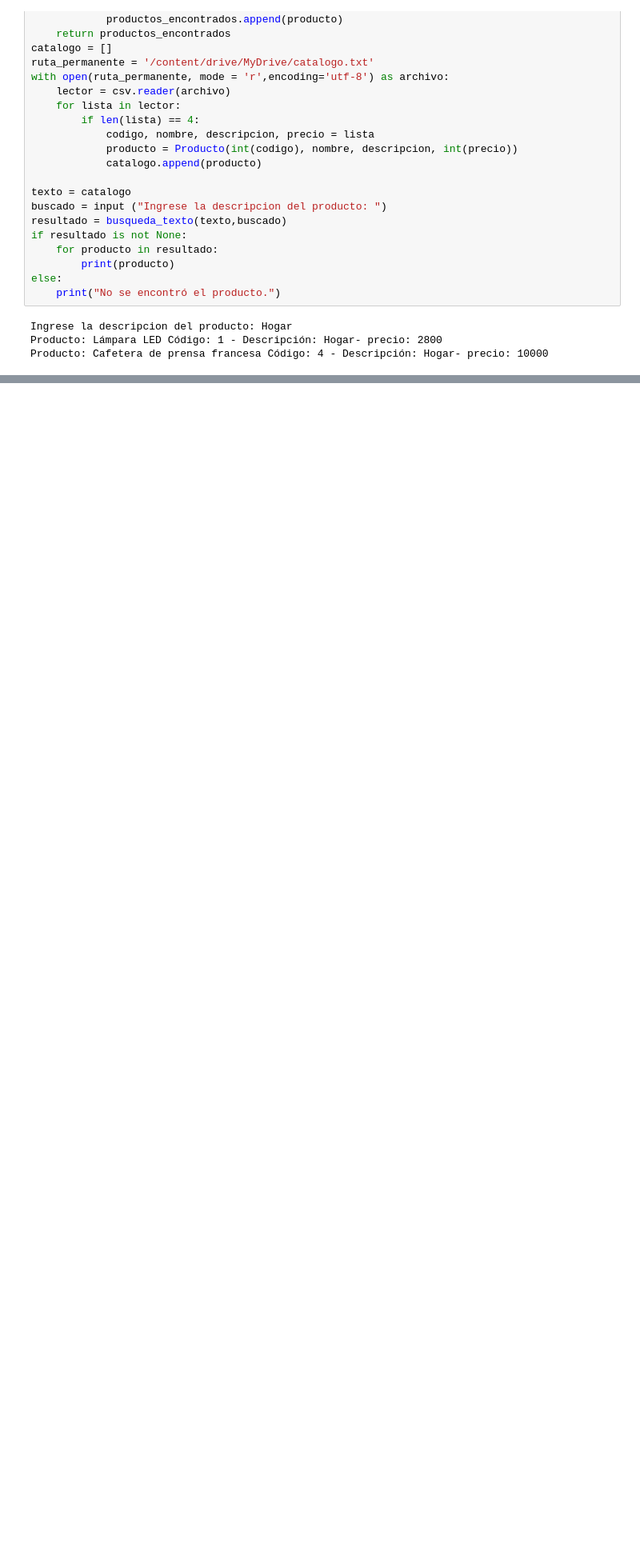
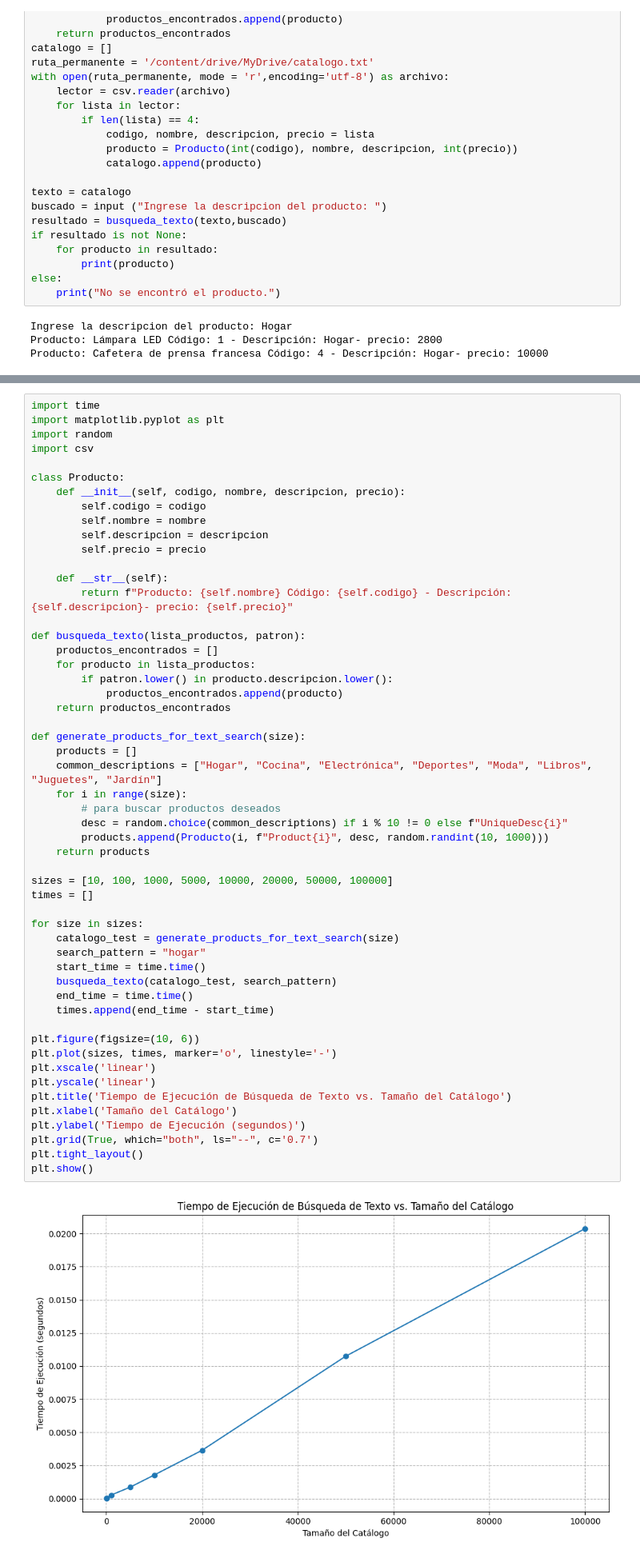
Before and after one commit to dragonhumeante07/pruebas-de-codigos, a Jupyter notebook: ejercicio_3_taller4.ipynb, the cells around one changed output, grey strips where cells are left out. Shown at 80% size. Cells and saved outputs as stored; diff of their text form; blank space fills up the shorter version.

```diff
--- a/ejercicio_3_taller4.ipynb
+++ b/ejercicio_3_taller4.ipynb
@@ -179,0 +284,55 @@ Producto: Cafetera de prensa francesa Código: 4 - Descripción: Hogar- precio:
+# %%
+import time
+import matplotlib.pyplot as plt
+import random
+import csv
+
+class Producto:
+    def __init__(self, codigo, nombre, descripcion, precio):
+        self.codigo = codigo
+        self.nombre = nombre
+        self.descripcion = descripcion
+        self.precio = precio
+
+    def __str__(self):
+        return f"Producto: {self.nombre} Código: {self.codigo} - Descripción: {self.descripcion}- precio: {self.precio}"
+
+def busqueda_texto(lista_productos, patron):
+    productos_encontrados = []
+    for producto in lista_productos:
+        if patron.lower() in producto.descripcion.lower():
+            productos_encontrados.append(producto)
+    return productos_encontrados
+
+def generate_products_for_text_search(size):
+    products = []
+    common_descriptions = ["Hogar", "Cocina", "Electrónica", "Deportes", "Moda", "Libros", "Juguetes", "Jardín"]
+    for i in range(size):
+        # para buscar productos deseados
+        desc = random.choice(common_descriptions) if i % 10 != 0 else f"UniqueDesc{i}"
+        products.append(Producto(i, f"Product{i}", desc, random.randint(10, 1000)))
+    return products
+
+sizes = [10, 100, 1000, 5000, 10000, 20000, 50000, 100000]
+times = []
+
+for size in sizes:
+    catalogo_test = generate_products_for_text_search(size)
+    search_pattern = "hogar"
+    start_time = time.time()
+    busqueda_texto(catalogo_test, search_pattern)
+    end_time = time.time()
+    times.append(end_time - start_time)
+
+plt.figure(figsize=(10, 6))
+plt.plot(sizes, times, marker='o', linestyle='-')
+plt.xscale('linear')
+plt.yscale('linear')
+plt.title('Tiempo de Ejecución de Búsqueda de Texto vs. Tamaño del Catálogo')
+plt.xlabel('Tamaño del Catálogo')
+plt.ylabel('Tiempo de Ejecución (segundos)')
+plt.grid(True, which="both", ls="--", c='0.7')
+plt.tight_layout()
+plt.show()
+# %% [output]
+[figure, added]
```
Also changed, not shown: parts of 9 cells of this notebook.
